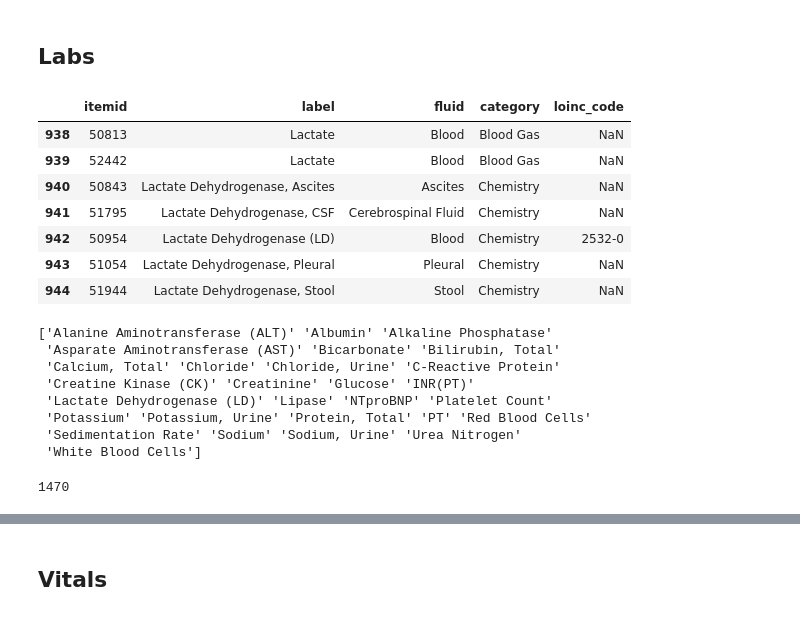
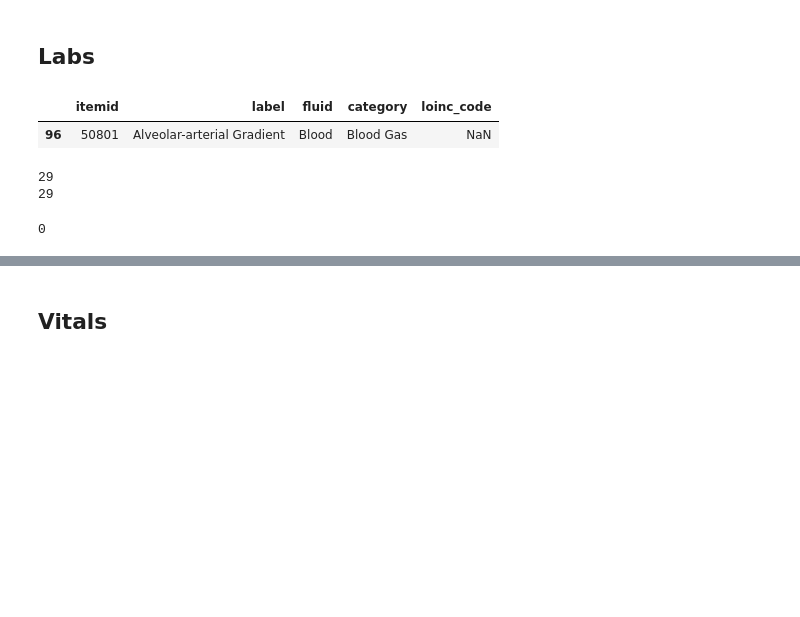
Before and after one commit to RayRuizhiLiao/ml4h_chf_readmissions, a Jupyter notebook: phase2_teamB/extract_lab_jeremy.ipynb, the cells around one changed output, grey strips where cells are left out. Cells and saved outputs as stored; diff of their text form; code cells hidden in the pictures; blank space fills up the shorter version.

```diff
--- a/phase2_teamB/extract_lab_jeremy.ipynb
+++ b/phase2_teamB/extract_lab_jeremy.ipynb
@@ -93,16 +93,10 @@ features.head()
 # %% [markdown]
 ## Labs
 # %%
-d_labitems[d_labitems.label.str.contains("lactate", case=False, na=False)]
+d_labitems[d_labitems.label.str.contains("arterial", case=False, na=False)]
 # %% [output]
 |  | itemid | label | fluid | category | loinc_code |
-| 938 | 50813 | Lactate | Blood | Blood Gas | NaN |
-| 939 | 52442 | Lactate | Blood | Blood Gas | NaN |
-| 940 | 50843 | Lactate Dehydrogenase, Ascites | Ascites | Chemistry | NaN |
-| 941 | 51795 | Lactate Dehydrogenase, CSF | Cerebrospinal Fluid | Chemistry | NaN |
-| 942 | 50954 | Lactate Dehydrogenase (LD) | Blood | Chemistry | 2532-0 |
-| 943 | 51054 | Lactate Dehydrogenase, Pleural | Pleural | Chemistry | NaN |
-| 944 | 51944 | Lactate Dehydrogenase, Stool | Stool | Chemistry | NaN |
+| 96 | 50801 | Alveolar-arterial Gradient | Blood | Blood Gas | NaN |
 # %%
 lab_itemids = [50862, 51006, 50893, 50882, 50902, 50912, 50931, 50971, 50983, 50885, 50976, 50861, 50863, 50878,#CMP
                 51265, 51279, 51301, #CBC
@@ -111,24 +105,22 @@ lab_itemids = [50862, 51006, 50893, 50882, 50902, 50912, 50931, 50971, 50983, 50
                 51100, 51078, 51097,#Urine Studies
                 50910, 50956, 51288, 50889, #Injury/Inflammatory markers
                 50963, # BNP
-                50817, # Oxygen
-                220227 # Arterial O2 Saturation
+                50817#, # Oxygen
+               # 220227 # Arterial O2 Saturation
               ]
 lab_itemnames = d_labitems[d_labitems.itemid.isin(lab_itemids)].label.to_numpy()
-print(lab_itemnames)
+for itemid in lab_itemids:
+    if (d_labitems.itemid == itemid).sum() == 0:
+        print(itemid)
+print(len(lab_itemnames))
+print(len(lab_itemids))
 # %% [output]
-['Alanine Aminotransferase (ALT)' 'Albumin' 'Alkaline Phosphatase'
- 'Asparate Aminotransferase (AST)' 'Bicarbonate' 'Bilirubin, Total'
- 'Calcium, Total' 'Chloride' 'Chloride, Urine' 'C-Reactive Protein'
- 'Creatine Kinase (CK)' 'Creatinine' 'Glucose' 'INR(PT)'
- 'Lactate Dehydrogenase (LD)' 'Lipase' 'NTproBNP' 'Platelet Count'
- 'Potassium' 'Potassium, Urine' 'Protein, Total' 'PT' 'Red Blood Cells'
- 'Sedimentation Rate' 'Sodium' 'Sodium, Urine' 'Urea Nitrogen'
- 'White Blood Cells']
+29
+29
 # %%
-(selected_labevs.itemid == 50889).sum()
+(selected_labevs.itemid == 22022).sum()
 # %% [output]
-1470
+0
 # %%
 selected_labevs['charttime'] = pd.to_datetime(selected_labevs['charttime'])
 # %%
```
Also changed, not shown: parts of 8 cells of this notebook, 2 other files.
